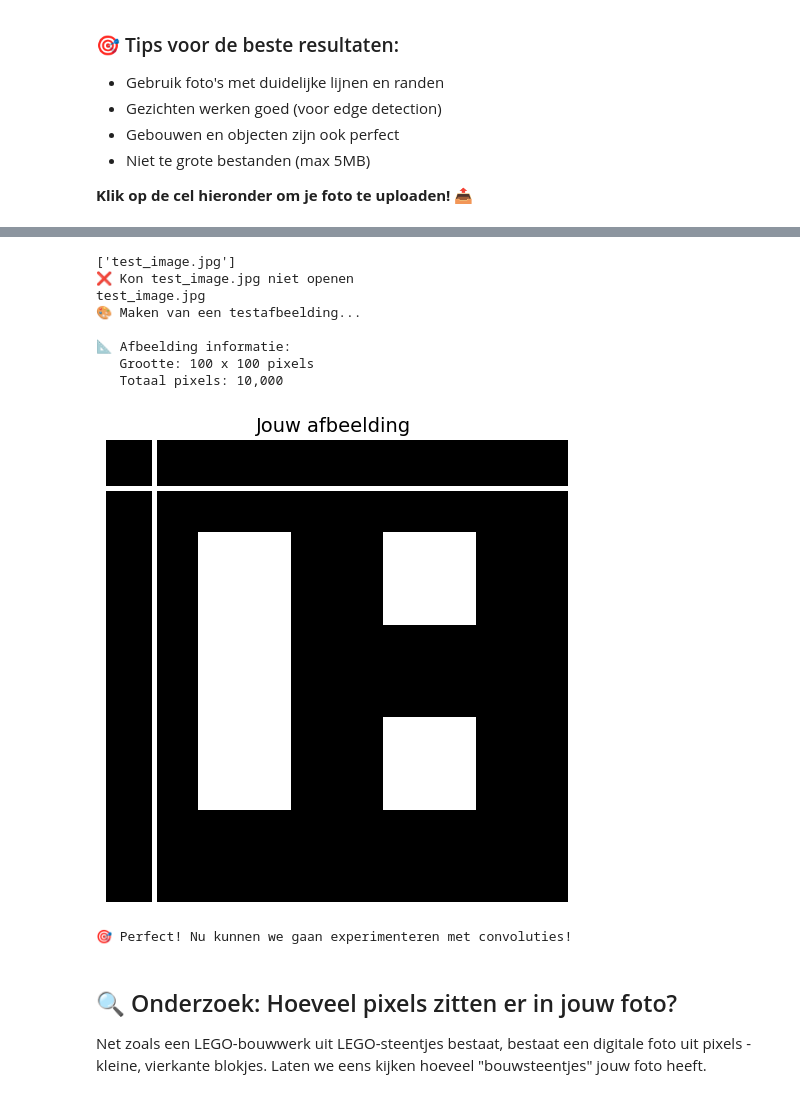
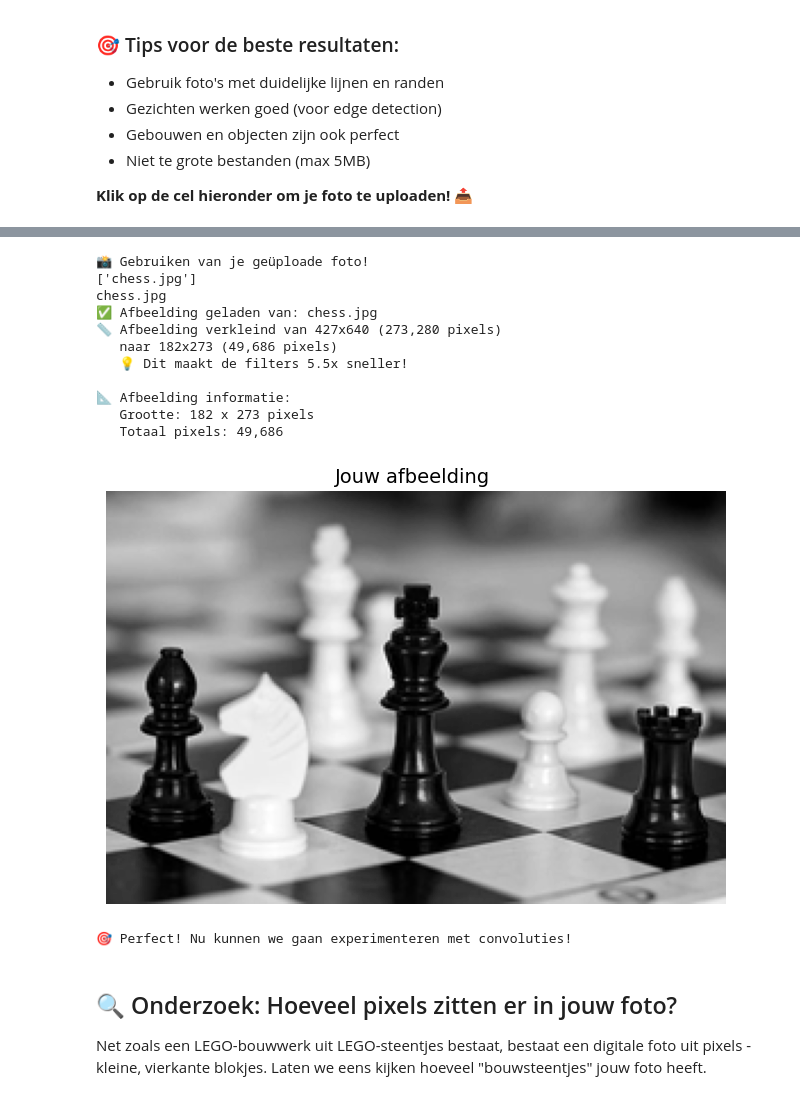
Before and after one commit to clarastegehuis/machine_learning_medical_data_workshop, a Jupyter notebook: workshop_convolutie_geen_ai.ipynb, the cells around one changed output, grey strips where cells are left out. Drawn from its saved outputs; the diff is of its cells as text; code cells hidden in the pictures.

```diff
--- a/workshop_convolutie_geen_ai.ipynb
+++ b/workshop_convolutie_geen_ai.ipynb
@@ -285,7 +292,7 @@ def load_alternative_image():
 
     # Probeer een lokaal bestand (gebruikers kunnen dit aanpassen)
     local_paths = [
-        "test_image.jpg",  # Vervang dit door een bestaand lokaal bestand
+       "chess.jpg",  # Vervang dit door een bestaand lokaal bestand
         #"foto.jpg",  # Gebruikers kunnen hun foto hier neerzetten
         #"image.png",
         #"/content/machine_learning_medical_data_workshop/TEV1P1CTI.mhd"  # Fallback
@@ -296,40 +303,44 @@ def load_alternative_image():
         img = open_img(path)
         print(path)
         if img is not None:
             print(f"✅ Afbeelding geladen van: {path}")
             # Verkleien de afbeelding automatisch voor betere performance
             img = resize_image_smart(img, max_pixels=50000)
             return img
 
     # Als alles faalt, maak een testafbeelding
     print("🎨 Maken van een testafbeelding...")
     return create_sample_image()
 
 # Gebruik de geüploade foto, of laad een alternatief
 if 'user_image' not in globals() or user_image is None:
     img = load_alternative_image()
 else:
     img = user_image
     print("📸 Gebruiken van je geüploade foto!")
+img = load_alternative_image()
 
 print(f"\n📐 Afbeelding informatie:")
 print(f"   Grootte: {img.shape[0]} x {img.shape[1]} pixels")
 print(f"   Totaal pixels: {img.shape[0] * img.shape[1]:,}")
 
 # Laat de afbeelding zien
 visualize(img, "Jouw afbeelding ")
 
 print("\n🎯 Perfect! Nu kunnen we gaan experimenteren met convoluties!")
 # %% [output]
-['test_image.jpg']
-❌ Kon test_image.jpg niet openen
-test_image.jpg
-🎨 Maken van een testafbeelding...
+📸 Gebruiken van je geüploade foto!
+['chess.jpg']
+chess.jpg
+✅ Afbeelding geladen van: chess.jpg
+📏 Afbeelding verkleind van 427x640 (273,280 pixels)
+   naar 182x273 (49,686 pixels)
+   💡 Dit maakt de filters 5.5x sneller!
 
 📐 Afbeelding informatie:
-   Grootte: 100 x 100 pixels
-   Totaal pixels: 10,000
+   Grootte: 182 x 273 pixels
+   Totaal pixels: 49,686
-[figure, old version]
+[figure, new version]
 🎯 Perfect! Nu kunnen we gaan experimenteren met convoluties!
 # %% [markdown]
 ## 🔍 Onderzoek: Hoeveel pixels zitten er in jouw foto?
```
Also changed, not shown: parts of 8 cells of this notebook.
